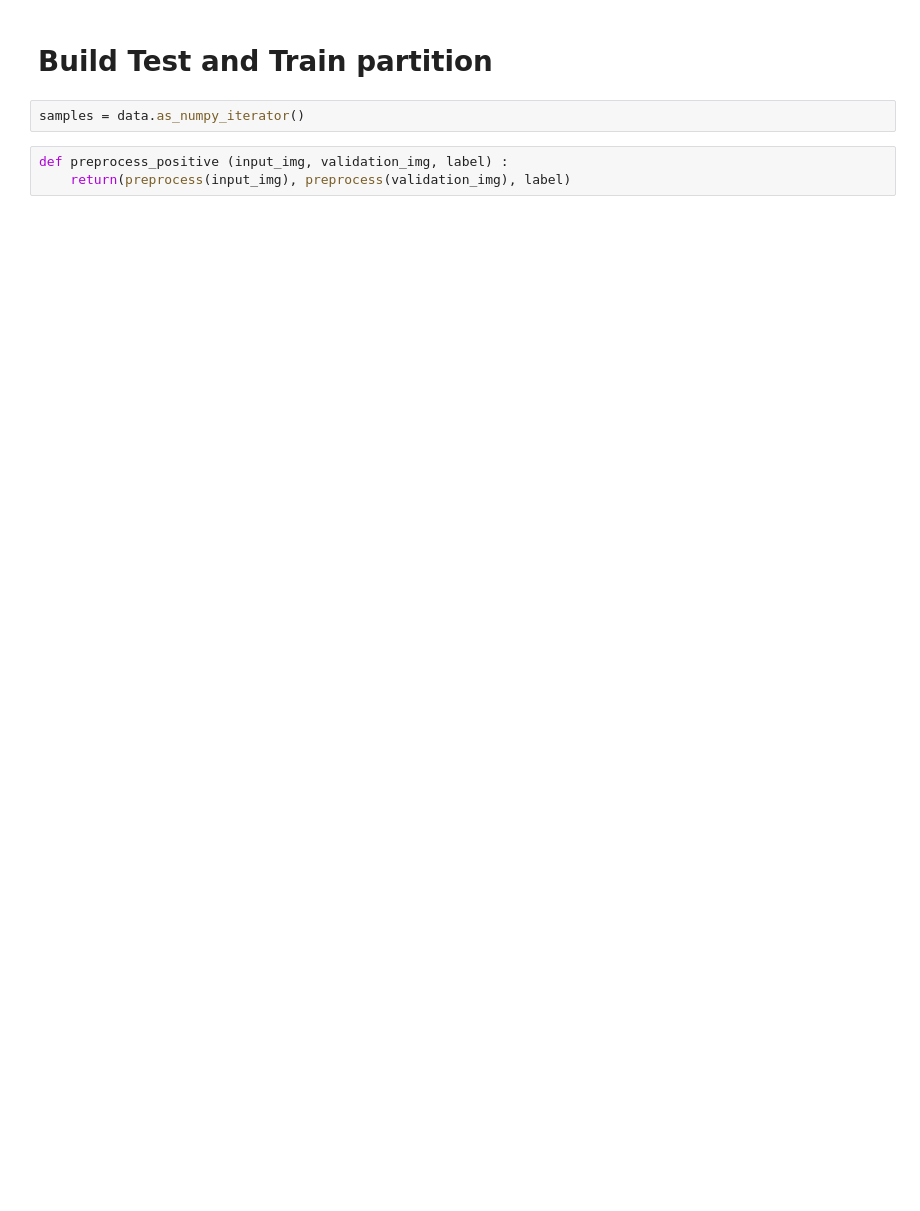
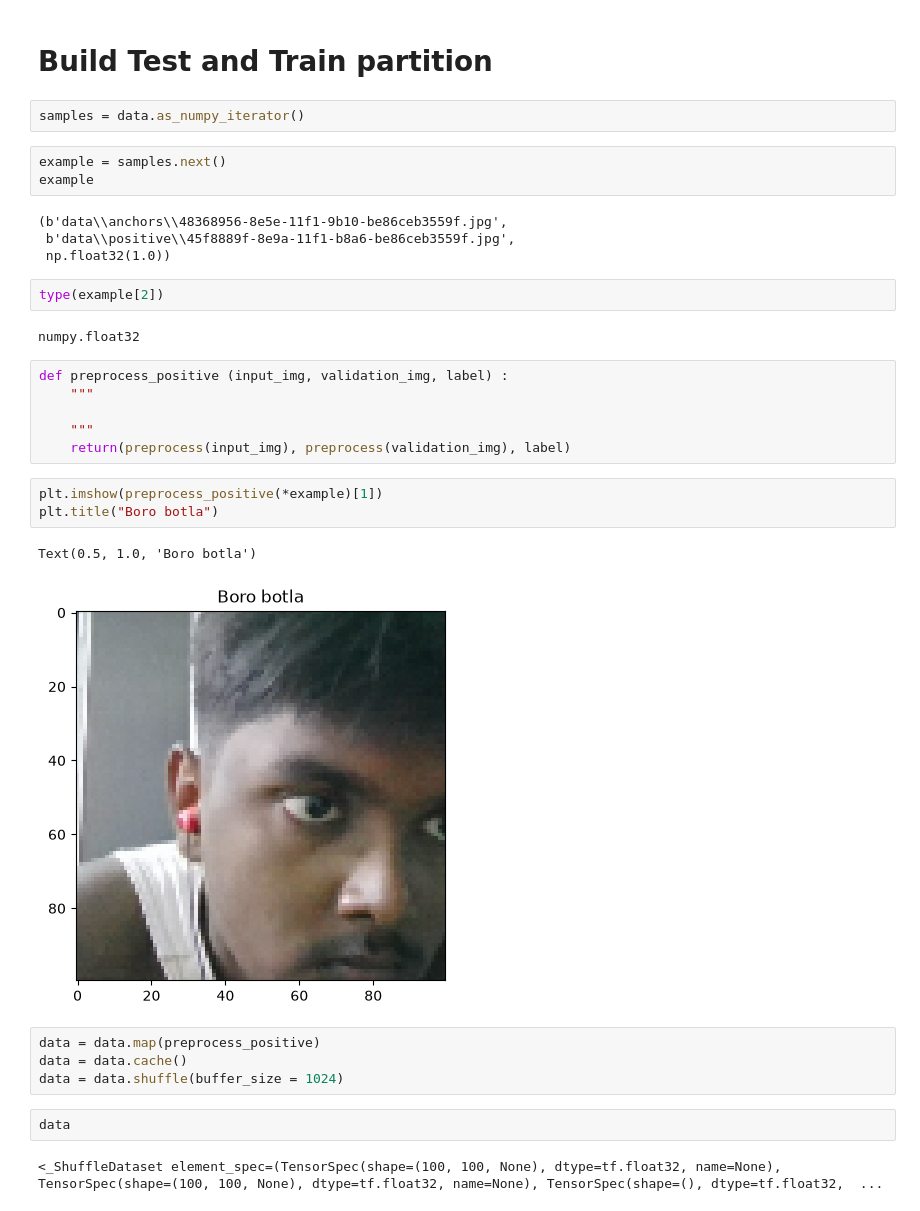
Before and after one commit to rottenambrosia/Facial-Recognition-using-Convolutional-Siamese-Networks, a Jupyter notebook: notebook.ipynb, the cells around one changed output. Saved outputs shown, nothing was run; the diff lists cells and outputs as text; blank space fills up the shorter version.

```diff
--- a/notebook.ipynb
+++ b/notebook.ipynb
@@ -221,6 +221,34 @@ for element in data : print(data.as_numpy_iterator().next())
 # Build Test and Train partition
 # %%
 samples = data.as_numpy_iterator()
+# %%
+example = samples.next()
+example
+# %% [output]
+(b'data\\anchors\\48368956-8e5e-11f1-9b10-be86ceb3559f.jpg',
+ b'data\\positive\\45f8889f-8e9a-11f1-b8a6-be86ceb3559f.jpg',
+ np.float32(1.0))
+# %%
+type(example[2])
+# %% [output]
+numpy.float32
 # %%
 def preprocess_positive (input_img, validation_img, label) :
+    """
+
+    """
     return(preprocess(input_img), preprocess(validation_img), label)
+# %%
+plt.imshow(preprocess_positive(*example)[1])
+plt.title("Boro botla")
+# %% [output]
+Text(0.5, 1.0, 'Boro botla')
+[figure, added]
+# %%
+data = data.map(preprocess_positive)
+data = data.cache()
+data = data.shuffle(buffer_size = 1024)
+# %%
+data
+# %% [output]
+<_ShuffleDataset element_spec=(TensorSpec(shape=(100, 100, None), dtype=tf.float32, name=None), TensorSpec(shape=(100, 100, None), dtype=tf.float32, name=None), TensorSpec(shape=(), dtype=tf.float32,  ...
```
Also changed, not shown: parts of 2 cells of this notebook.
